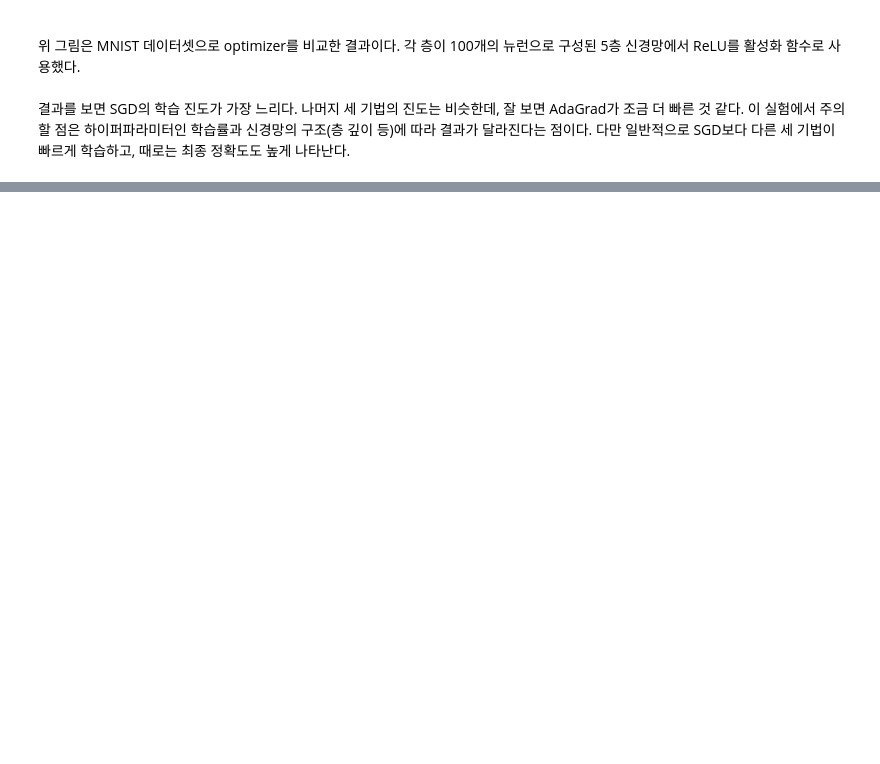
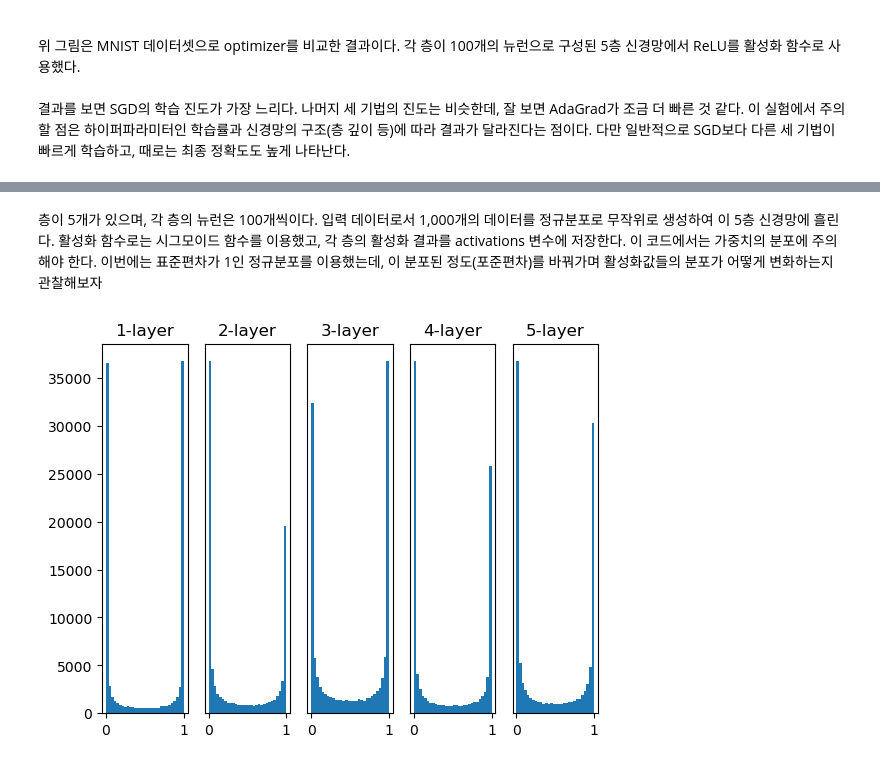
Before and after one commit to Choi-HanEol/DeepLearning-from-Scratch, a Jupyter notebook: ch06/Ch6. 학습 관련 기술들.ipynb, the cells around one changed output, grey strips where cells are left out. Saved outputs shown, nothing was run; the diff lists cells and outputs as text; code cells hidden in the pictures; blank space fills up the shorter version.

```diff
--- a/ch06/Ch6. 학습 관련 기술들.ipynb
+++ b/ch06/Ch6. 학습 관련 기술들.ipynb
@@ -126,0 +183,14 @@ class AdaGrad:
+# %% [markdown]
+층이 5개가 있으며, 각 층의 뉴런은 100개씩이다. 입력 데이터로서 1,000개의 데이터를 정규분포로 무작위로 생성하여 이 5층 신경망에 흘린다. 활성화 함수로는 시그모이드 함수를 이용했고, 각 층의 활성화 결과를 activations 변수에 저장한다. 이 코드에서는 가중치의 분포에 주의해야 한다. 이번에는 표준편차가 1인 정규분포를 이용했는데, 이 분포된 정도(포준편차)를 바꿔가며 활성화값들의 분포가 어떻게 변화하는지 관찰해보자
+# %%
+# 히스토그램 그리기
+for i, a in activations.items():
+    plt.subplot(1, len(activations), i+1)
+    plt.title(str(i+1) + "-layer")
+    if i != 0: plt.yticks([], [])
+    # plt.xlim(0.1, 1)
+    # plt.ylim(0, 7000)
+    plt.hist(a.flatten(), 30, range=(0,1))
+plt.show()
+# %% [output]
+[figure, added]
```
Also changed, not shown: parts of 19 cells of this notebook, 1 other file.
